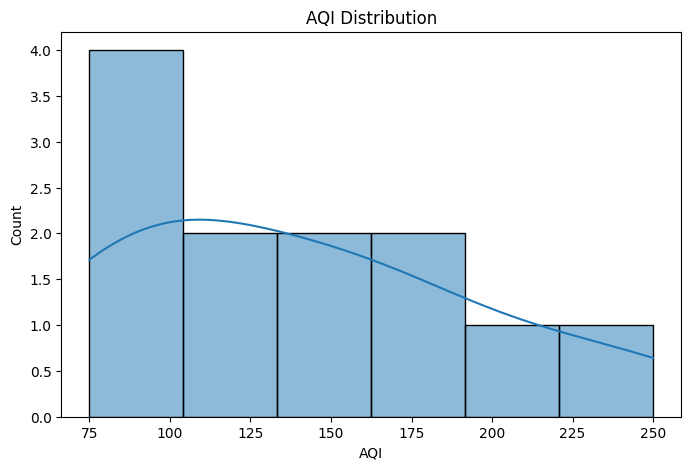
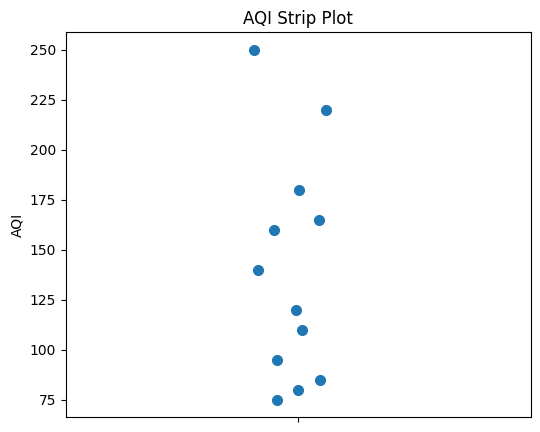
The change to this notebook cell's code, shown as a diff; its figure went from the first image to the second:
--- before
+++ after
@@ -1,4 +1,4 @@
-plt.figure(figsize=(8,5))
-sns.histplot(aqi_data['AQI'], bins=6, kde=True)
-plt.title('AQI Distribution')
+plt.figure(figsize=(6,5))
+sns.stripplot(y=aqi_data['AQI'], size=8)
+plt.title('AQI Strip Plot')
 plt.show()

Commit: AQI Swarm Plot